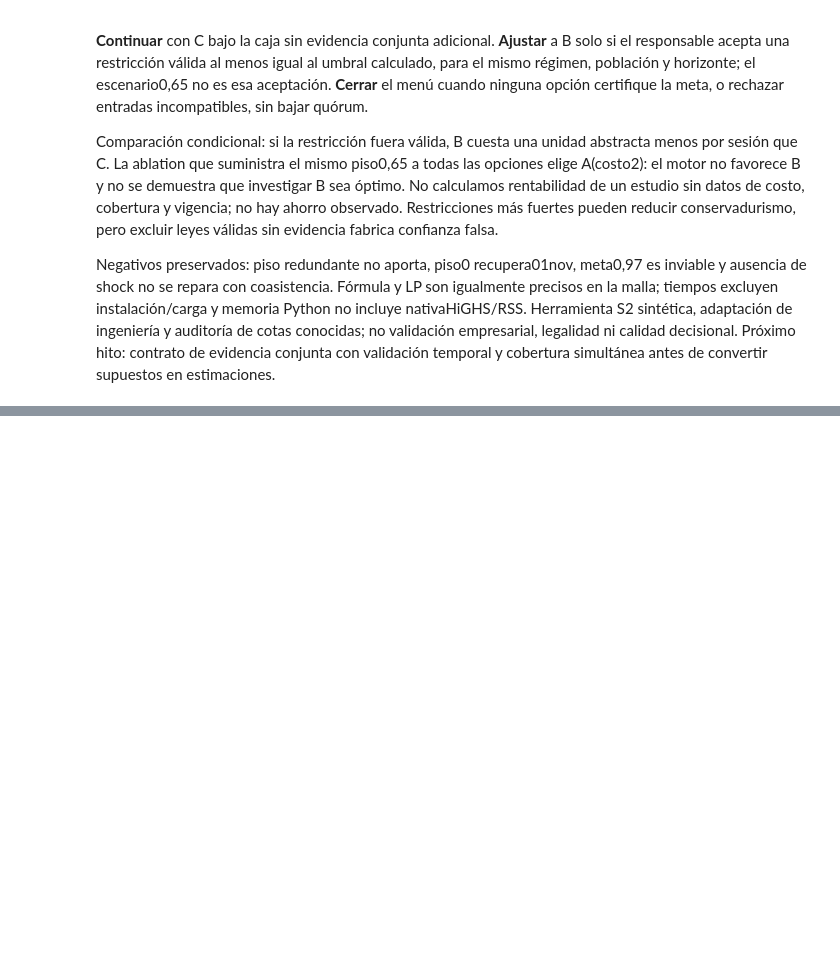
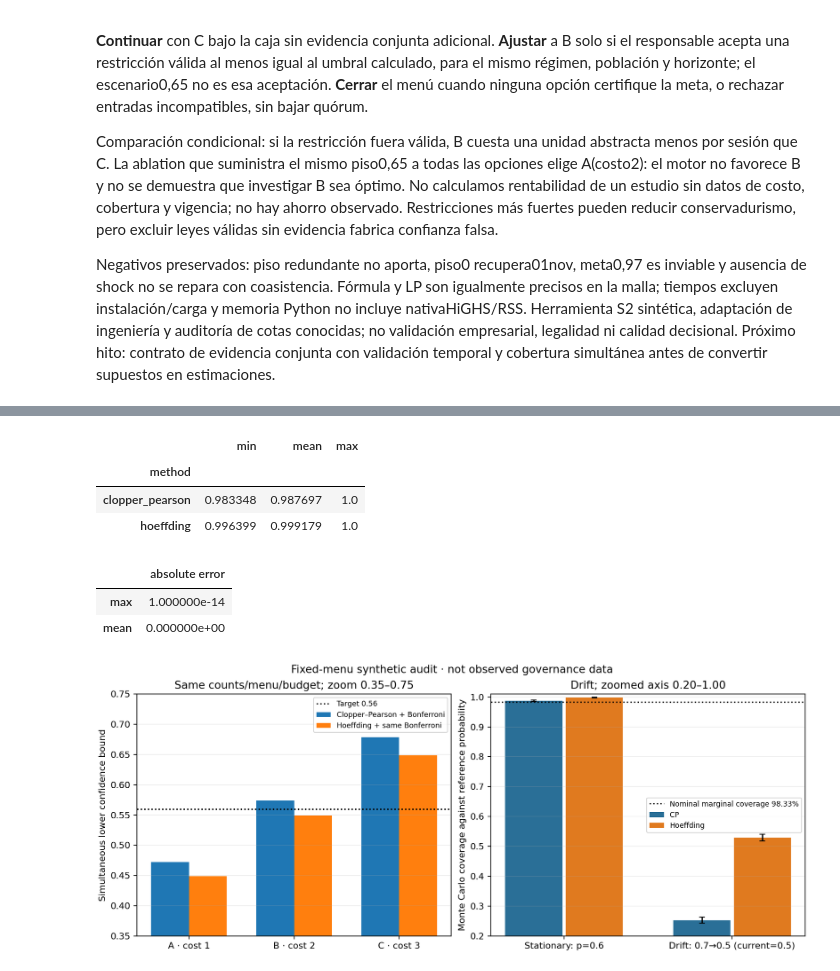
Before and after one commit to Jose85100/Portafolio, a Jupyter notebook: 06-strategy-innovation-and-leadership/21-executive-governance-board-decisions/quorum-common-cause-gate/notebook.ipynb, the cells around one changed output, grey strips where cells are left out. Saved outputs shown, nothing was run; the diff lists cells and outputs as text; code cells hidden in the pictures; blank space fills up the shorter version.

Commit message:
feat(strategy): add fixed-menu simultaneous coattendance gate

```diff
--- a/06-strategy-innovation-and-leadership/21-executive-governance-board-decisions/quorum-common-cause-gate/notebook.ipynb
+++ b/06-strategy-innovation-and-leadership/21-executive-governance-board-decisions/quorum-common-cause-gate/notebook.ipynb
@@ -479,0 +507,14 @@ Negativos preservados: piso redundante no aporta, piso0 recupera01nov, meta0,97
+# %%
+import json
+import pandas as pd
+from IPython.display import display, Image
+from src.coattendance_gate import PlanCount, select_plan
+cfg = json.loads(open('config_coattendance.json').read())
+decision = pd.read_csv('results/coattendance_decision.csv')
+display(pd.read_csv('results/coattendance_synthetic_counts.csv'))
+display(decision[['plan','cost','successes','trials','estimate','alpha_each','lower','hoeffding_lower','cp_pass','hoeffding_pass']].round(6))
+plans = [PlanCount(**row) for row in cfg['fixed_menu']]
+assert select_plan(plans, cfg['target'], cfg['family_alpha'], 'clopper_pearson') == 'B'
+assert select_plan(plans, cfg['target'], cfg['family_alpha'], 'hoeffding') == 'C'
+assert abs(float(decision.loc[decision.plan == 'B','lower'].iloc[0]) - 0.5736297217395927) < 1e-12
+assert abs(float(decision.loc[decision.plan == 'B','hoeffding_lower'].iloc[0]) - 0.5488275659798814) < 1e-12
@@ -479,0 +533,19 @@ Negativos preservados: piso redundante no aporta, piso0 recupera01nov, meta0,97
+# %%
+coverage = pd.read_csv('results/coattendance_exact_coverage.csv')
+oracle = pd.read_csv('results/coattendance_oracle_230.csv')
+display(coverage.groupby('method').exact_coverage.agg(['min','mean','max']).round(6))
+display(oracle.oracle_abs_error.agg(['max','mean']).to_frame('absolute error').round(14))
+summary = json.loads(open('results/coattendance_summary.json').read())
+assert summary['oracle_comparisons'] == 230
+assert summary['exact_coverage_cells'] == 606
+assert summary['oracle_max_abs_error'] < 1e-10
+display(Image(filename='results/coattendance_gate.png'))
+# %% [output]
+|  | min | mean | max |
+| method |  |  |  |
+| clopper_pearson | 0.983348 | 0.987697 | 1.0 |
+| hoeffding | 0.996399 | 0.999179 | 1.0 |
+|  | absolute error |
+| max | 1.000000e-14 |
+| mean | 0.000000e+00 |
+[figure, added]
```
Also changed, not shown: parts of 14 cells of this notebook, 35 other files.
